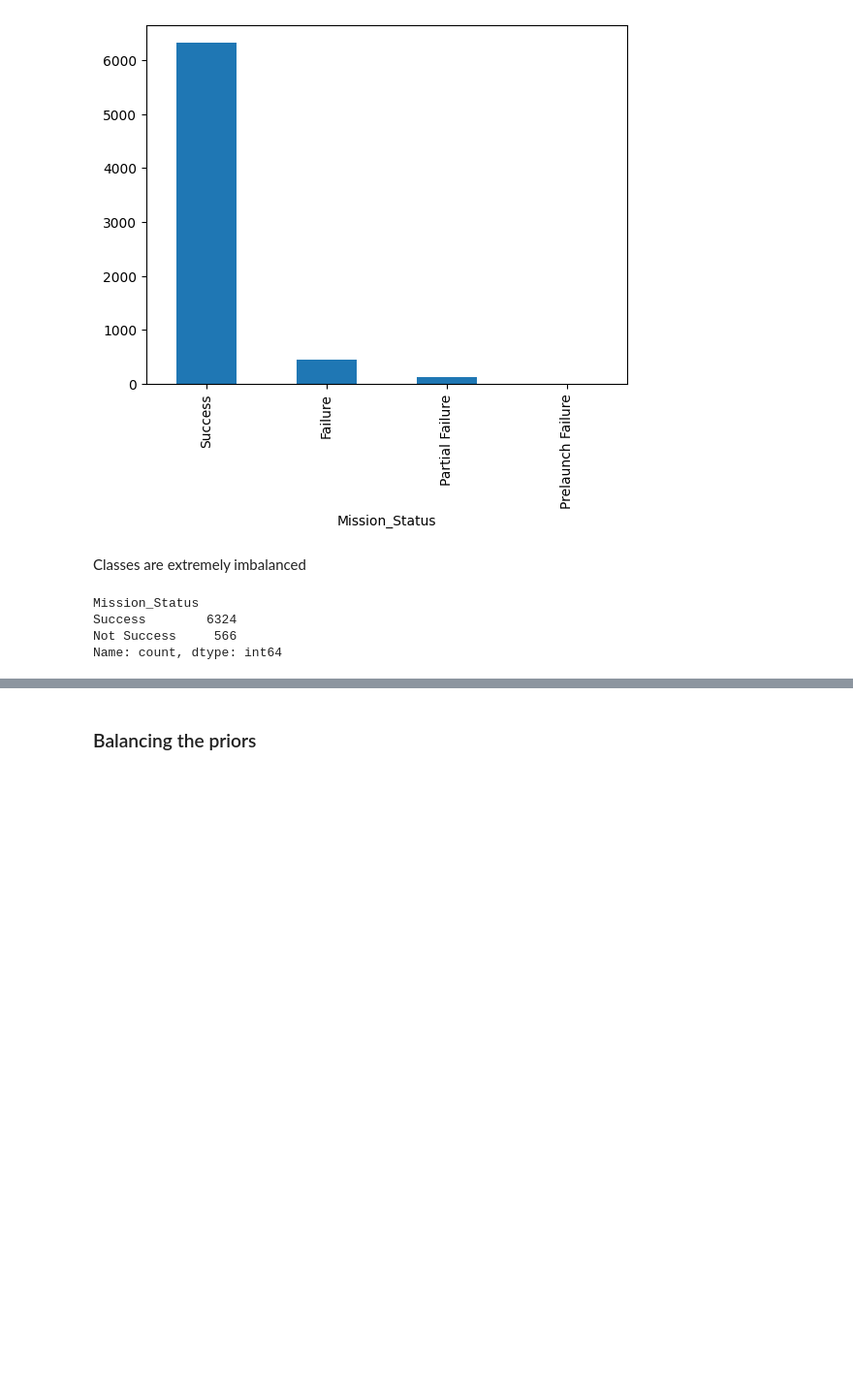
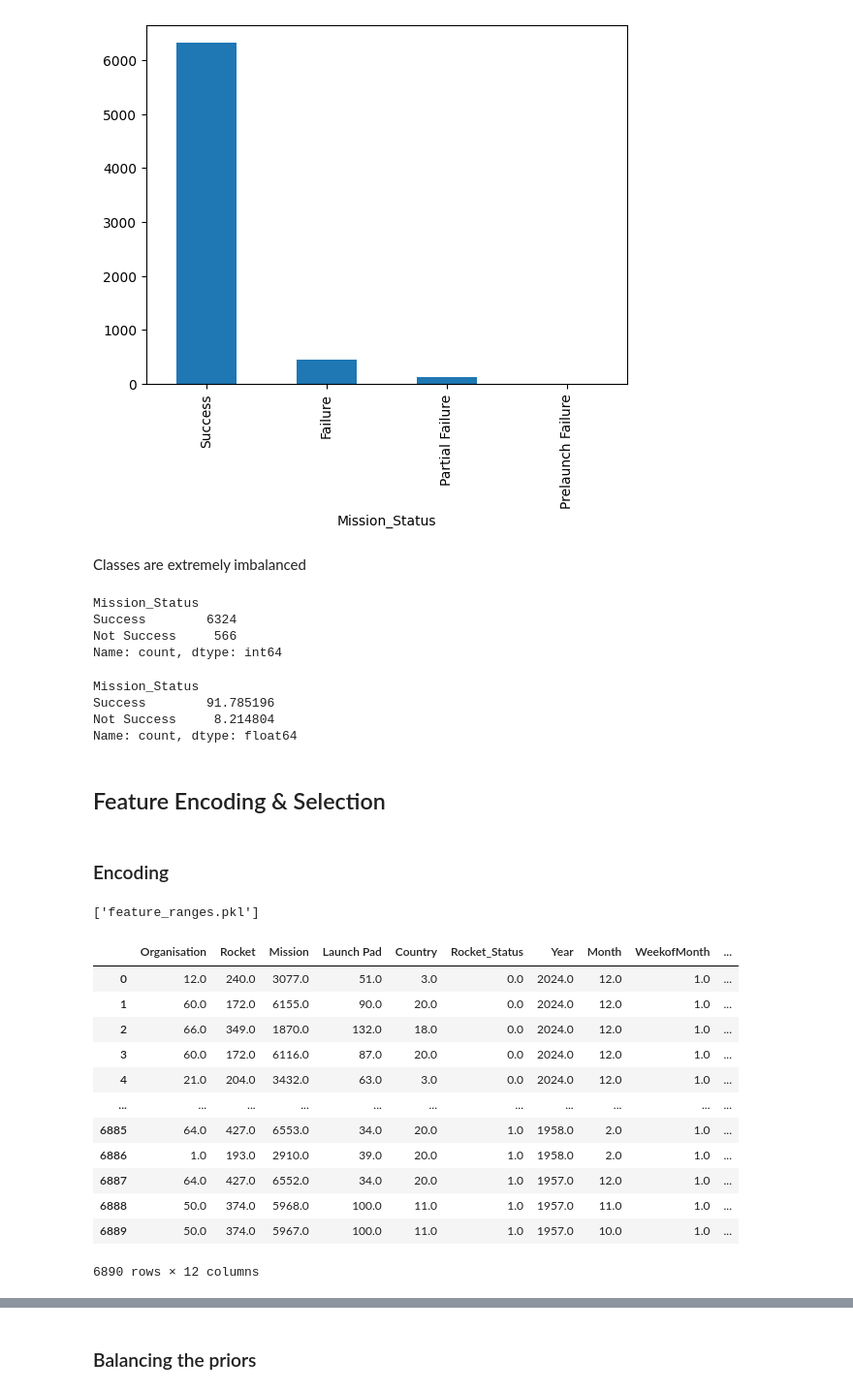
Before and after one commit to muhzinkhan/Space-Race-Analysis, a Jupyter notebook: Predictions.ipynb, the cells around one changed output, grey strips where cells are left out. Shown: that part at 97% size. Cells and saved outputs as stored; diff of their text form; code cells hidden in the pictures; blank space fills up the shorter version.

```diff
--- a/Predictions.ipynb
+++ b/Predictions.ipynb
@@ -218,3 +221,56 @@ Mission_Status
 Success        6324
 Not Success     566
 Name: count, dtype: int64
+# %%
+df["Mission_Status"].value_counts() / df["Mission_Status"].value_counts().sum() * 100
+# %% [output]
+Mission_Status
+Success        91.785196
+Not Success     8.214804
+Name: count, dtype: float64
+# %% [markdown]
+## Feature Encoding & Selection
+# %% [markdown]
+### Encoding
+# %%
+# Specify feature groups
+ordinal_features = ["Organisation", "Rocket", "Mission", "Launch Pad", "Country"]
+onehot_feature = ["Rocket_Status"]
+numerical_features = ["Year", "Month", "WeekofMonth", "DayofMonth", "DayOfWeek", "Hour"]
+target = "Mission_Status"
+
+df = df[ordinal_features + onehot_feature + numerical_features + [target]]
+X = df.drop(target, axis=1)
+y = df[target]
+
+preprocessor = ColumnTransformer([
+    ("ordinal", OrdinalEncoder(), ordinal_features),
+    ("onehot", OneHotEncoder(drop="first"), onehot_feature),
+    ("passthrough", "passthrough", numerical_features),
+])
+X_encoded = preprocessor.fit_transform(X)
+
+label_encoder = LabelEncoder()
+y_encoded = label_encoder.fit_transform(y)
+# %%
+# Saving the feature ranges
+num_feature_ranges = X.describe().astype(int).loc[["min", "max", "mean"]].to_dict()
+joblib.dump(num_feature_ranges, "feature_ranges.pkl")
+# %% [output]
+['feature_ranges.pkl']
+# %%
+pd.DataFrame(X_encoded, columns=X.columns)
+# %% [output]
+|  | Organisation | Rocket | Mission | Launch Pad | Country | Rocket_Status | Year | Month | WeekofMonth | ... |
+| 0 | 12.0 | 240.0 | 3077.0 | 51.0 | 3.0 | 0.0 | 2024.0 | 12.0 | 1.0 | ... |
+| 1 | 60.0 | 172.0 | 6155.0 | 90.0 | 20.0 | 0.0 | 2024.0 | 12.0 | 1.0 | ... |
+| 2 | 66.0 | 349.0 | 1870.0 | 132.0 | 18.0 | 0.0 | 2024.0 | 12.0 | 1.0 | ... |
+| 3 | 60.0 | 172.0 | 6116.0 | 87.0 | 20.0 | 0.0 | 2024.0 | 12.0 | 1.0 | ... |
+| 4 | 21.0 | 204.0 | 3432.0 | 63.0 | 3.0 | 0.0 | 2024.0 | 12.0 | 1.0 | ... |
+| ... | ... | ... | ... | ... | ... | ... | ... | ... | ... | ... |
+| 6885 | 64.0 | 427.0 | 6553.0 | 34.0 | 20.0 | 1.0 | 1958.0 | 2.0 | 1.0 | ... |
+| 6886 | 1.0 | 193.0 | 2910.0 | 39.0 | 20.0 | 1.0 | 1958.0 | 2.0 | 1.0 | ... |
+| 6887 | 64.0 | 427.0 | 6552.0 | 34.0 | 20.0 | 1.0 | 1957.0 | 12.0 | 1.0 | ... |
+| 6888 | 50.0 | 374.0 | 5968.0 | 100.0 | 11.0 | 1.0 | 1957.0 | 11.0 | 1.0 | ... |
+| 6889 | 50.0 | 374.0 | 5967.0 | 100.0 | 11.0 | 1.0 | 1957.0 | 10.0 | 1.0 | ... |
+6890 rows × 12 columns
```
Also changed, not shown: parts of 71 cells of this notebook, 9 other files.
